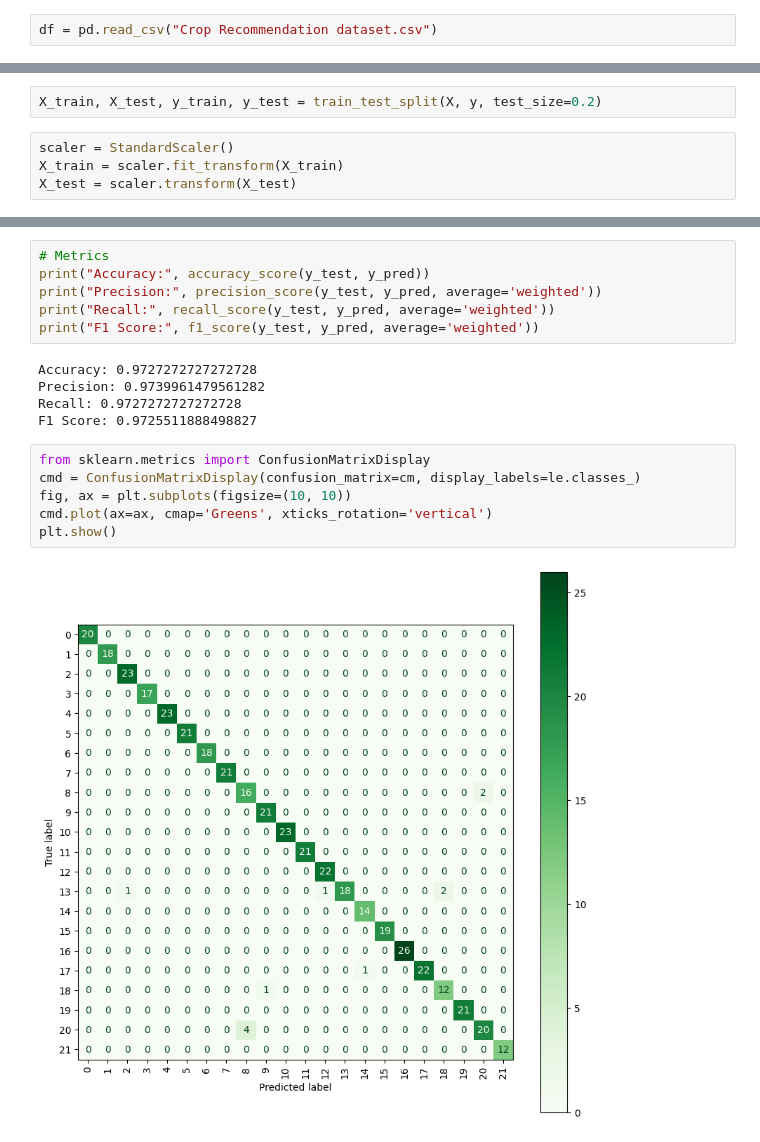
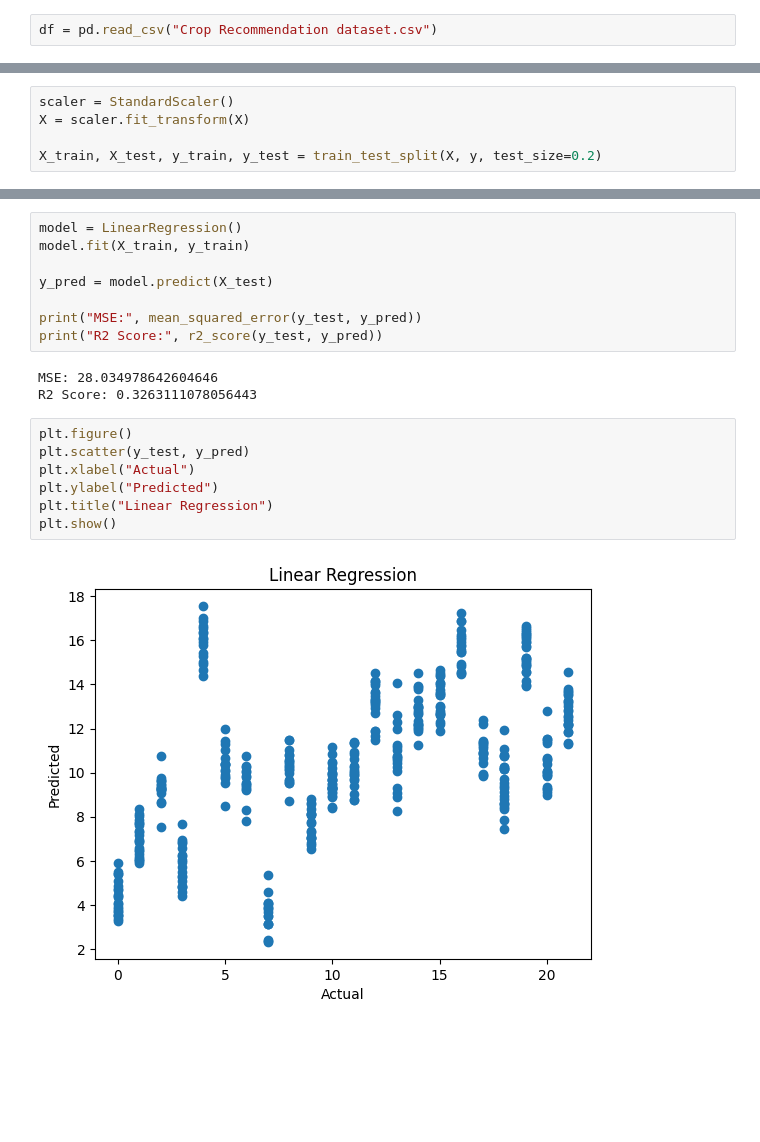
Before and after one commit to VidhyaSriKS/AIML-assignment, a Jupyter notebook: Linear_Regression.ipynb, the cells around one changed output, grey strips where cells are left out. Cells and saved outputs as stored; diff of their text form; blank space fills up the shorter version.

Commit message:
Linear regression

```diff
--- a/Linear_Regression.ipynb
+++ b/Linear_Regression.ipynb
@@ -24,8 +23,7 @@ df['label'] = le.fit_transform(df['label'])
 X = df.drop(columns=['label'])
 y = df['label']
 # %%
+scaler = StandardScaler()
+X = scaler.fit_transform(X)
+
 X_train, X_test, y_train, y_test = train_test_split(X, y, test_size=0.2)
-# %%
-scaler = StandardScaler()
-X_train = scaler.fit_transform(X_train)
-X_test = scaler.transform(X_test)
@@ -39,19 +30,20 @@ y_pred = model.predict(X_test)
-# %%
-# Metrics
-print("Accuracy:", accuracy_score(y_test, y_pred))
-print("Precision:", precision_score(y_test, y_pred, average='weighted'))
-print("Recall:", recall_score(y_test, y_pred, average='weighted'))
-print("F1 Score:", f1_score(y_test, y_pred, average='weighted'))
-# %% [output]
-Accuracy: 0.9727272727272728
-Precision: 0.9739961479561282
-Recall: 0.9727272727272728
-F1 Score: 0.9725511888498827
-# %%
-from sklearn.metrics import ConfusionMatrixDisplay
-cmd = ConfusionMatrixDisplay(confusion_matrix=cm, display_labels=le.classes_)
-fig, ax = plt.subplots(figsize=(10, 10))
-cmd.plot(ax=ax, cmap='Greens', xticks_rotation='vertical')
-plt.show()
-# %% [output]
-[figure, removed]
+# %%
+model = LinearRegression()
+model.fit(X_train, y_train)
+
+y_pred = model.predict(X_test)
+
+print("MSE:", mean_squared_error(y_test, y_pred))
+print("R2 Score:", r2_score(y_test, y_pred))
+# %% [output]
+MSE: 28.034978642604646
+R2 Score: 0.3263111078056443
+# %%
+plt.figure()
+plt.scatter(y_test, y_pred)
+plt.xlabel("Actual")
+plt.ylabel("Predicted")
+plt.title("Linear Regression")
+plt.show()
+# %% [output]
+[figure, added]
```
Also changed, not shown: parts of 4 cells of this notebook.
